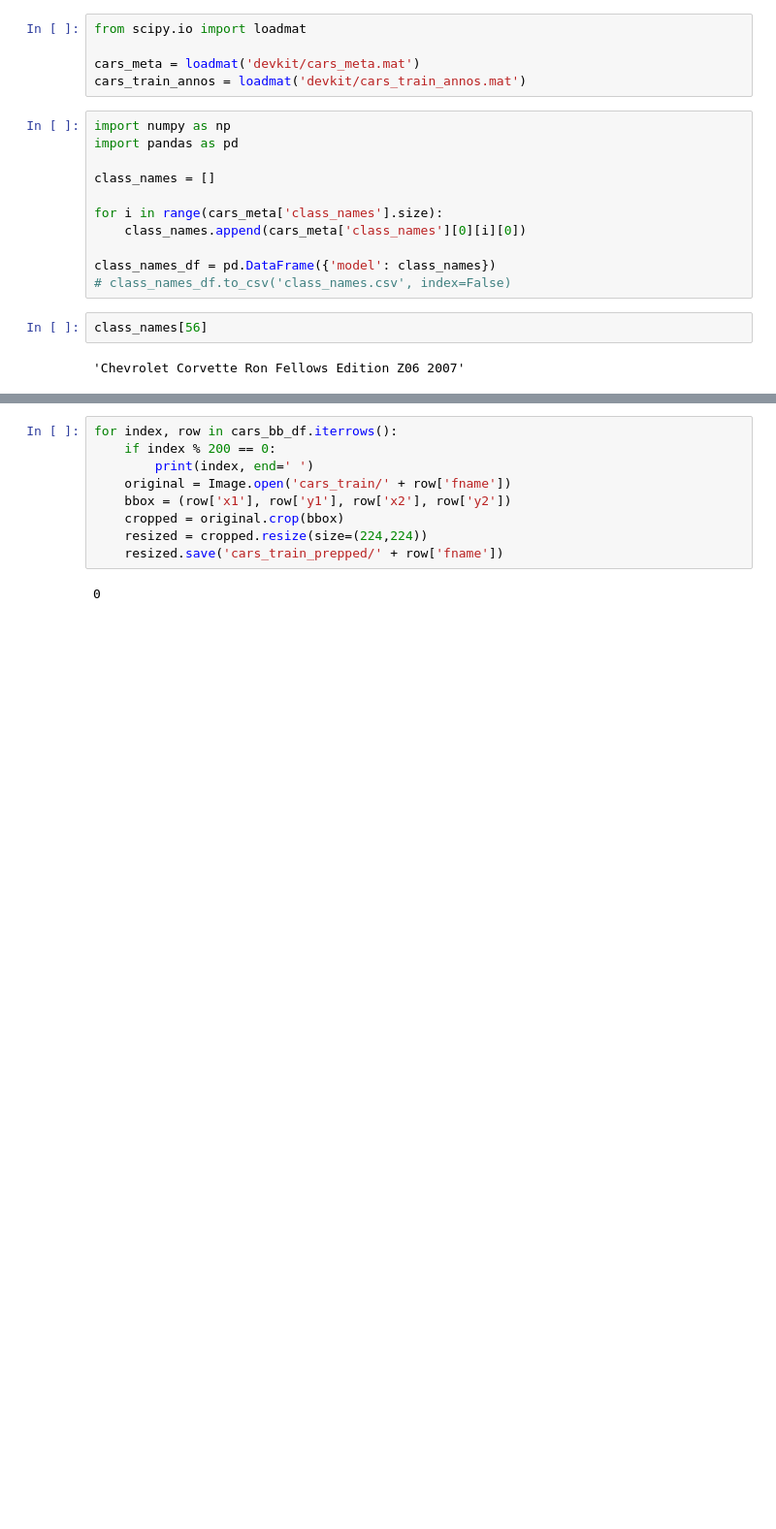
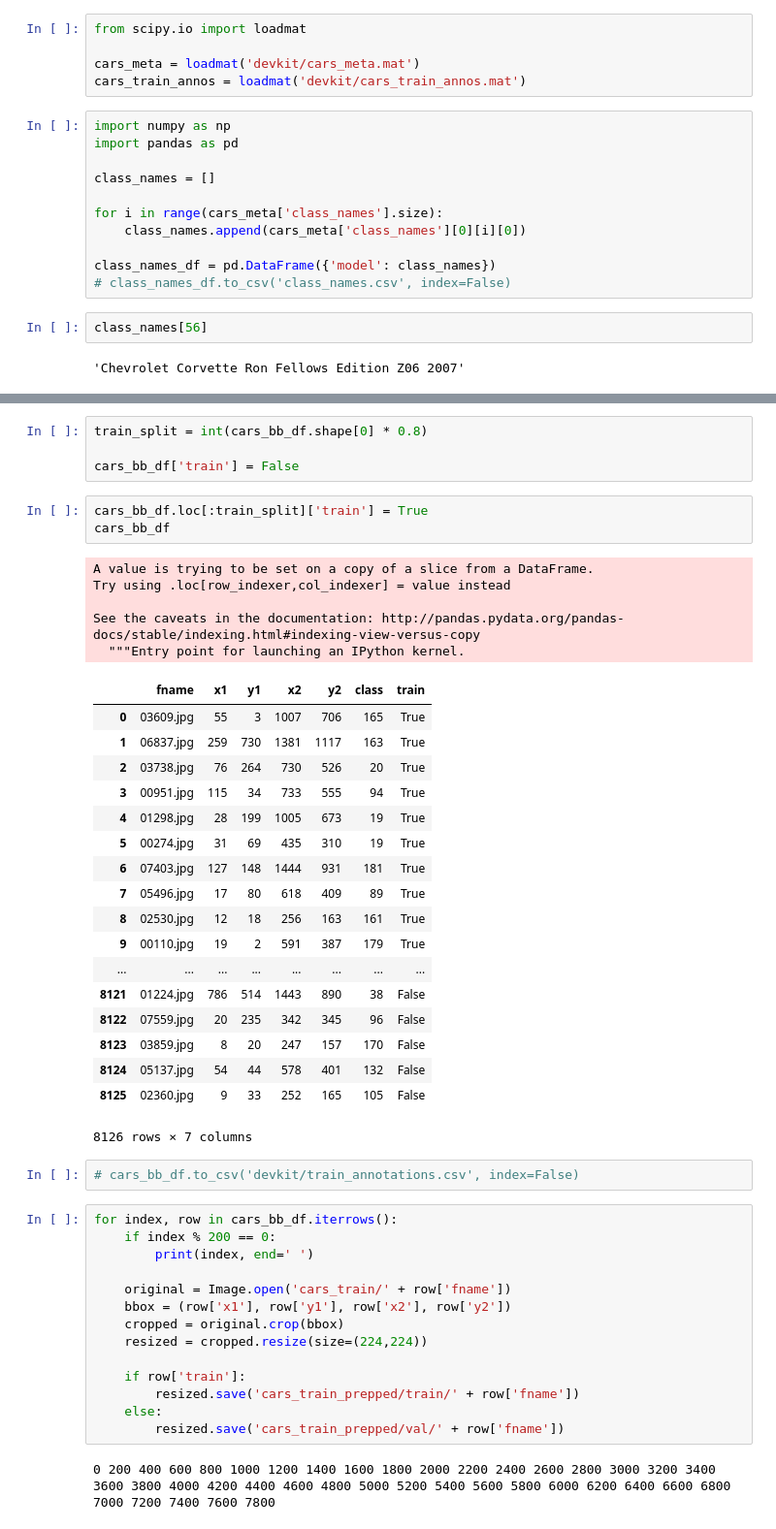
Before and after one commit to grabaiforsea/GrabAIForSEA_ComputerVision, a Jupyter notebook: Preprocessing.ipynb, the cells around one changed output, grey strips where cells are left out. Shown at 97% size. Saved outputs shown, nothing was run; the diff lists cells and outputs as text; blank space fills up the shorter version.

```diff
--- a/Preprocessing.ipynb
+++ b/Preprocessing.ipynb
@@ -56,11 +104,49 @@ Ford E-Series Wagon Van 2012
+# %%
+train_split = int(cars_bb_df.shape[0] * 0.8)
+
+cars_bb_df['train'] = False
+# %%
+cars_bb_df.loc[:train_split]['train'] = True
+cars_bb_df
+# %% [output]
+A value is trying to be set on a copy of a slice from a DataFrame.
+Try using .loc[row_indexer,col_indexer] = value instead
+
+See the caveats in the documentation: http://pandas.pydata.org/pandas-docs/stable/indexing.html#indexing-view-versus-copy
+  """Entry point for launching an IPython kernel.
+|  | fname | x1 | y1 | x2 | y2 | class | train |
+| 0 | 03609.jpg | 55 | 3 | 1007 | 706 | 165 | True |
+| 1 | 06837.jpg | 259 | 730 | 1381 | 1117 | 163 | True |
+| 2 | 03738.jpg | 76 | 264 | 730 | 526 | 20 | True |
+| 3 | 00951.jpg | 115 | 34 | 733 | 555 | 94 | True |
+| 4 | 01298.jpg | 28 | 199 | 1005 | 673 | 19 | True |
+| 5 | 00274.jpg | 31 | 69 | 435 | 310 | 19 | True |
+| 6 | 07403.jpg | 127 | 148 | 1444 | 931 | 181 | True |
+| 7 | 05496.jpg | 17 | 80 | 618 | 409 | 89 | True |
+| 8 | 02530.jpg | 12 | 18 | 256 | 163 | 161 | True |
+| 9 | 00110.jpg | 19 | 2 | 591 | 387 | 179 | True |
+| ... | ... | ... | ... | ... | ... | ... | ... |
+| 8121 | 01224.jpg | 786 | 514 | 1443 | 890 | 38 | False |
+| 8122 | 07559.jpg | 20 | 235 | 342 | 345 | 96 | False |
+| 8123 | 03859.jpg | 8 | 20 | 247 | 157 | 170 | False |
+| 8124 | 05137.jpg | 54 | 44 | 578 | 401 | 132 | False |
+| 8125 | 02360.jpg | 9 | 33 | 252 | 165 | 105 | False |
+8126 rows × 7 columns
+# %%
+# cars_bb_df.to_csv('devkit/train_annotations.csv', index=False)
 # %%
 for index, row in cars_bb_df.iterrows():
     if index % 200 == 0:
         print(index, end=' ')
+
     original = Image.open('cars_train/' + row['fname'])
     bbox = (row['x1'], row['y1'], row['x2'], row['y2'])
     cropped = original.crop(bbox)
     resized = cropped.resize(size=(224,224))
-    resized.save('cars_train_prepped/' + row['fname'])
+
+    if row['train']:
+        resized.save('cars_train_prepped/train/' + row['fname'])
+    else:
+        resized.save('cars_train_prepped/val/' + row['fname'])
 # %% [output]
-0
+0 200 400 600 800 1000 1200 1400 1600 1800 2000 2200 2400 2600 2800 3000 3200 3400 3600 3800 4000 4200 4400 4600 4800 5000 5200 5400 5600 5800 6000 6200 6400 6600 6800 7000 7200 7400 7600 7800
```
Also changed, not shown: parts of 10 cells of this notebook, 23 other files.
